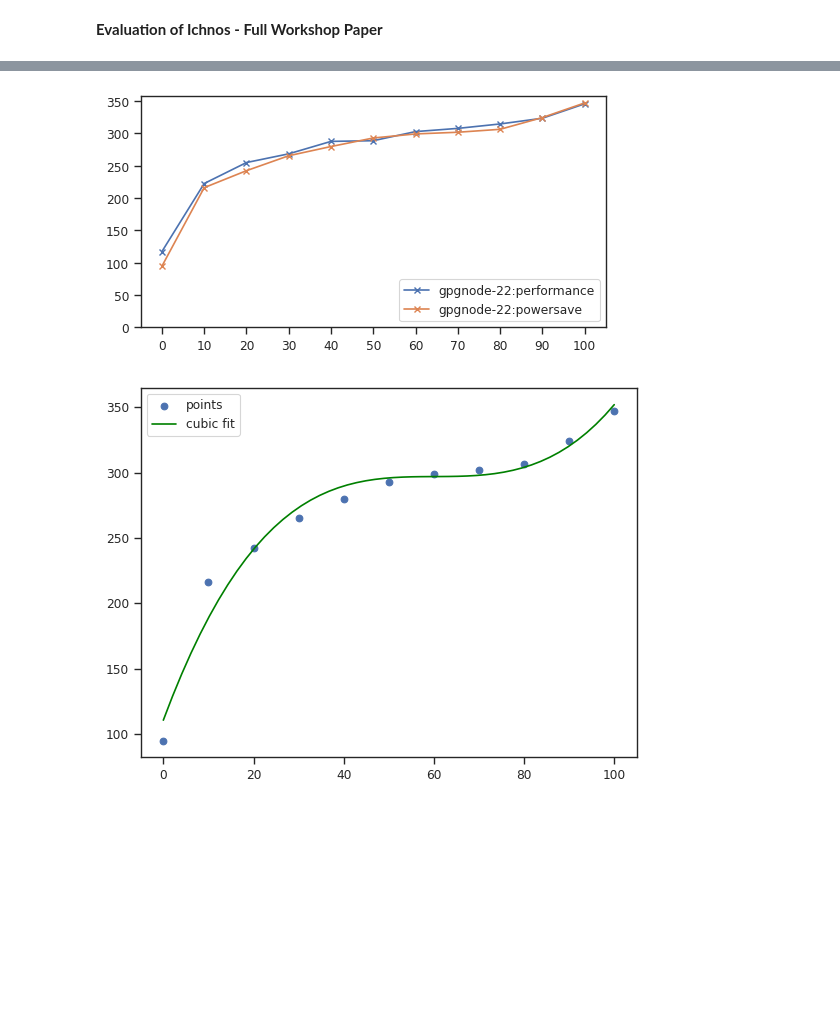
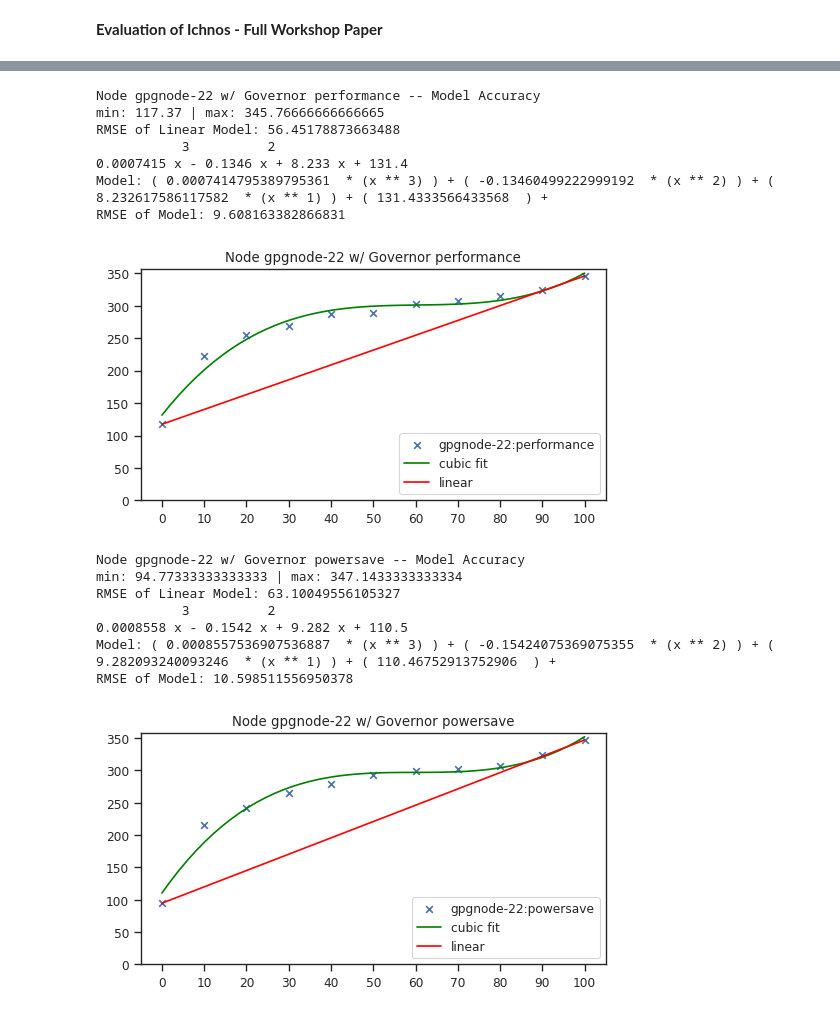
Before and after one commit to GlasgowC3lab/ichnos-results-evaluation, a Jupyter notebook: eval.ipynb, the cells around one changed output, grey strips where cells are left out. Saved outputs shown, nothing was run; the diff lists cells and outputs as text; code cells hidden in the pictures; blank space fills up the shorter version.

```diff
--- a/eval.ipynb
+++ b/eval.ipynb
@@ -126,22 +257,24 @@ plot_ts_report('gpgnode-16', governors)
-# %%
-# Graph the Power Consumption for gpgnode-22
-governors = ['performance', 'powersave']
-(x, y) = plot_ts_report('gpgnode-22', governors)
-
-# perform cubic fit -- see blog
-y_arr = list(y)
-coefficients = np.polyfit(x, y_arr, 3)
-p = np.poly1d(coefficients)
-xp = np.linspace(0, 100)
-plt.scatter(x, y_arr, label='points')
-plt.plot(xp, p(xp), label='cubic fit', color='green')
-plt.legend()
-plt.show()
-
-# aim to compare governor readings with the rough fittings, and then look at estimated footprint, try a couple models including simple fit (1-degree)
-# %% [output]
-[figure, removed]
-[figure, removed]
+# %%
+# Graph the Power Consumption for gpgnode-22
+governors = ['performance', 'powersave']
+plot_ts_report('gpgnode-22', governors)
+# %% [output]
+Node gpgnode-22 w/ Governor performance -- Model Accuracy
+min: 117.37 | max: 345.76666666666665
+RMSE of Linear Model: 56.45178873663488
+           3          2
+0.0007415 x - 0.1346 x + 8.233 x + 131.4
+Model: ( 0.0007414795389795361  * (x ** 3) ) + ( -0.13460499222999192  * (x ** 2) ) + ( 8.232617586117582  * (x ** 1) ) + ( 131.4333566433568  ) +
+RMSE of Model: 9.608163382866831
+[figure, added]
+Node gpgnode-22 w/ Governor powersave -- Model Accuracy
+min: 94.77333333333333 | max: 347.1433333333334
+RMSE of Linear Model: 63.10049556105327
+           3          2
+0.0008558 x - 0.1542 x + 9.282 x + 110.5
+Model: ( 0.0008557536907536887  * (x ** 3) ) + ( -0.15424075369075355  * (x ** 2) ) + ( 9.282093240093246  * (x ** 1) ) + ( 110.46752913752906  ) +
+RMSE of Model: 10.598511556950378
+[figure, added]
 # %% [markdown]
 **Observations**
 - performance follows a similar pattern to ondemand on all the old GPG nodes, where there is a gap between that and power consumed using powersave
```
Also changed, not shown: parts of 14 cells of this notebook, 1 other file.
